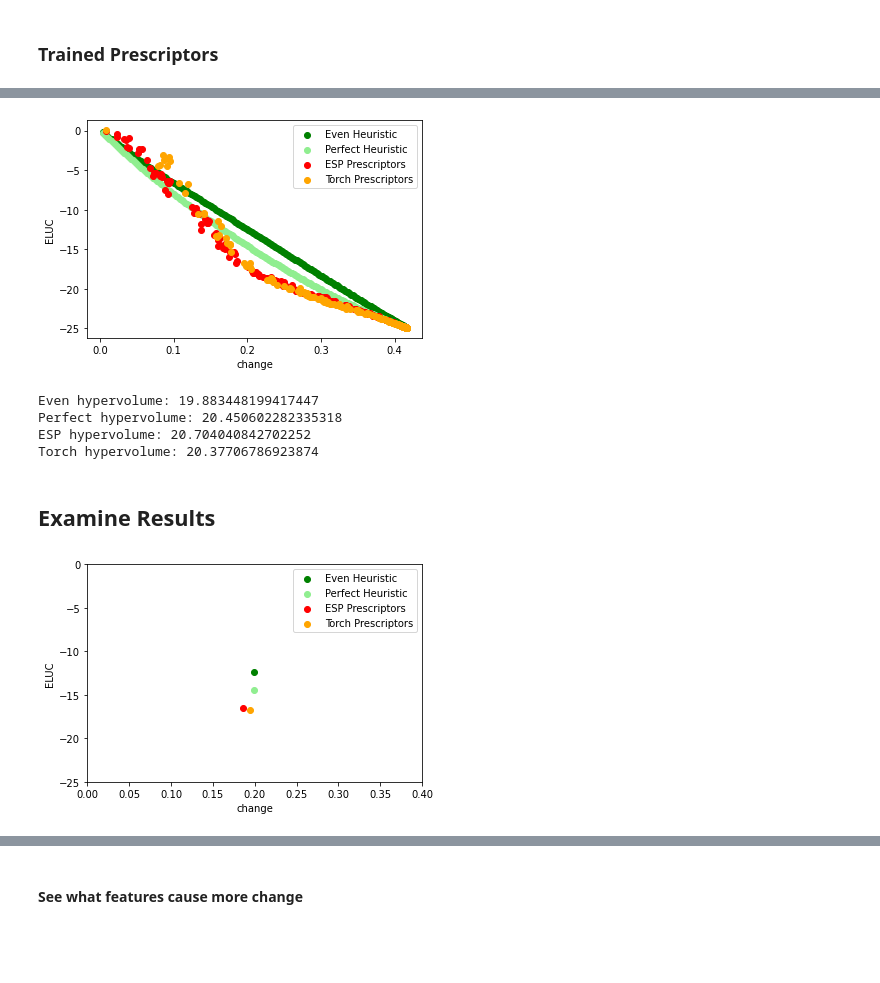
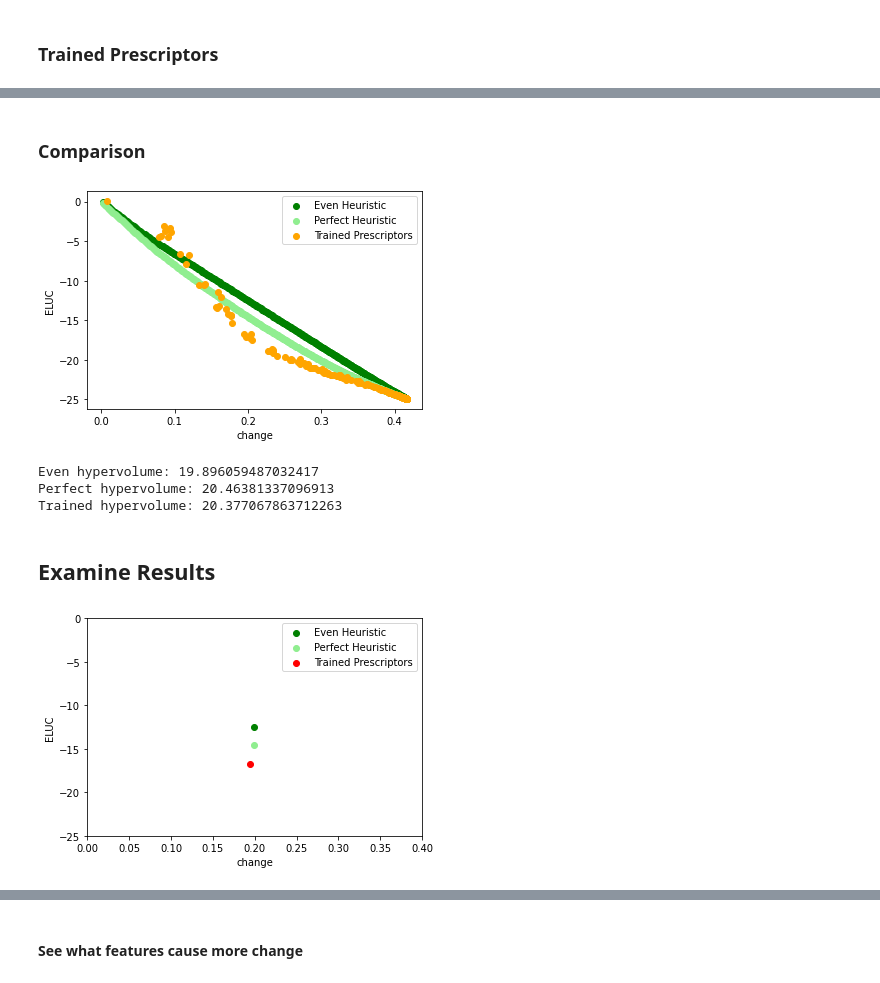
Before and after one commit to Project-Resilience/mvp, a Jupyter notebook: use_cases/eluc/experiments/prescriptor_experiments.ipynb, the cells around one changed output, grey strips where cells are left out. Drawn from its saved outputs; the diff is of its cells as text; code cells hidden in the pictures; blank space fills up the shorter version.

```diff
--- a/use_cases/eluc/experiments/prescriptor_experiments.ipynb
+++ b/use_cases/eluc/experiments/prescriptor_experiments.ipynb
@@ -239,7 +217,7 @@ encoded_context_df = encoded_test_df[constants.CAO_MAPPING["context"]]
 # %% [markdown]
 ### Trained Prescriptors
 # %%
-def evaluate_prescriptor(context_df: pd.DataFrame, prescriptor: Prescriptor, **kwargs):
-    context_actions_df = prescriptor.prescribe_land_use(context_df, **kwargs)
-    eluc_df, change_df = prescriptor.predict_metrics(context_actions_df)
+def evaluate_prescriptor(prescriptor_manager: PrescriptorManager, cand_id: str, context_df: pd.DataFrame):
+    context_actions_df = prescriptor_manager.prescribe(cand_id, context_df)
+    eluc_df, change_df = prescriptor_manager.predict_metrics(context_actions_df)
     return eluc_df["ELUC"].mean(), change_df["change"].mean()
@@ -283,0 +224,10 @@ maxCacheSize: 5.33 GB
+# %%
+assert len(all_pareto_df["id"].unique()) == len(all_pareto_df)
+
+ids = all_pareto_df["id"].tolist()
+elucs = []
+changes = []
+for cand_id in tqdm(ids):
+    eluc, change = evaluate_prescriptor(torch_manager, cand_id, context_df)
+    elucs.append(eluc)
+    changes.append(change)
@@ -284,16 +236,30 @@ maxCacheSize: 5.33 GB
+# %%
+pcts = [i/len(ids) for i in range(1, len(ids) + 1)]
+
+linreg = LinearRegression()
+linreg.fit(dataset.train_df[constants.DIFF_LAND_USE_COLS], dataset.train_df["ELUC"])
+coefs = linreg.coef_
+coef_dict = dict(zip(constants.LAND_USE_COLS, coefs))
+reco_coefs = []
+for col in constants.RECO_COLS:
+    reco_coefs.append(coef_dict[col])
+
+even_manager = PrescriptorManager({str(pct): EvenHeuristic(pct, "secdf") for pct in pcts}, nnp)
+perfect_manager = PrescriptorManager({str(pct): PerfectHeuristic(pct, reco_coefs) for pct in pcts}, nnp)
 # %%
-pcts = [i/len(esp_ids) for i in range(1, len(esp_ids) + 1)]
 even_elucs = []
 even_changes = []
 perfect_elucs = []
 perfect_changes = []
 for pct in tqdm(pcts):
-    even_eluc, even_change = evaluate_prescriptor(context_df, even_heuristic, pct=pct)
+    even_eluc, even_change = evaluate_prescriptor(even_manager, str(pct), context_df)
     even_elucs.append(even_eluc)
     even_changes.append(even_change)
-    perfect_eluc, perfect_change = evaluate_prescriptor(context_df, perfect_heuristic, pct=pct)
+    perfect_eluc, perfect_change = evaluate_prescriptor(perfect_manager, str(pct), context_df)
     perfect_elucs.append(perfect_eluc)
     perfect_changes.append(perfect_change)
+# %% [markdown]
+### Comparison
 # %%
 def order_pareto_points(changes, elucs):
     zipped = zip(changes, elucs)
@@ -316,13 +281,12 @@ def plot_result_pareto(all_results, save_path=None):
 # %%
 all_results = {
     "Even Heuristic": (even_changes, even_elucs, "green"),
     "Perfect Heuristic": (perfect_changes, perfect_elucs, "lightgreen"),
-    "ESP Prescriptors": (esp_changes, esp_elucs, "red"),
-    "Torch Prescriptors": (torch_changes, torch_elucs, "orange")
+    "Trained Prescriptors": (changes, elucs, "orange")
 }
 plot_result_pareto(all_results)
 # %% [output]
-[figure, old version]
+[figure, new version]
 # %%
 def filter_dominating(changes, elucs):
     """
@@ -384,18 +348,15 @@ def two_dim_decreasing_neg_hypervolume(x, y, right=1):
     return area
 # %%
 # Filter out points that are dominated by others
-esp_changes_filtered, esp_elucs_filtered = filter_dominating(esp_changes_sorted, esp_elucs_sorted)
-torch_changes_filtered, torch_elucs_filtered = filter_dominating(torch_changes_sorted, torch_elucs_sorted)
+changes_filtered, elucs_filtered = filter_dominating(changes_sorted, elucs_sorted)
 
 print(f"Even hypervolume: {two_dim_decreasing_neg_hypervolume(even_changes, even_elucs)}")
 print(f"Perfect hypervolume: {two_dim_decreasing_neg_hypervolume(perfect_changes, perfect_elucs)}")
-print(f"ESP hypervolume: {two_dim_decreasing_neg_hypervolume(esp_changes_filtered, esp_elucs_filtered)}")
-print(f"Torch hypervolume: {two_dim_decreasing_neg_hypervolume(torch_changes_filtered, torch_elucs_filtered)}")
+print(f"Trained hypervolume: {two_dim_decreasing_neg_hypervolume(changes_filtered, elucs_filtered)}")
 # %% [output]
-Even hypervolume: 19.883448199417447
-Perfect hypervolume: 20.450602282335318
-ESP hypervolume: 20.704040842702252
-Torch hypervolume: 20.37706786923874
+Even hypervolume: 19.896059487032417
+Perfect hypervolume: 20.46381337096913
+Trained hypervolume: 20.377067863712263
 # %% [markdown]
 ## Examine Results
 # %%
@@ -420,17 +381,15 @@ def plot_selected_points(selected_points, save_path=None):
 pct = 0.2
 even_idx = get_idx_close(pct, even_changes)
 perfect_idx = get_idx_close(pct, perfect_changes)
-esp_idx = get_idx_close(pct, esp_changes_sorted) - 1
-torch_idx = get_idx_close(pct, torch_changes_sorted) - 1
+idx = get_idx_close(pct, changes_sorted) - 1
 
 selected_points = {
     "Even Heuristic": (even_changes[even_idx], even_elucs[even_idx], "green"),
     "Perfect Heuristic": (perfect_changes[perfect_idx], perfect_elucs[perfect_idx], "lightgreen"),
-    "ESP Prescriptors": (esp_changes_sorted[esp_idx], esp_elucs_sorted[esp_idx], "red"),
-    "Torch Prescriptors": (torch_changes_sorted[torch_idx], torch_elucs_sorted[torch_idx], "orange")
+    "Trained Prescriptors": (changes_sorted[idx], elucs_sorted[idx], "red"),
 }
 
 plot_selected_points(selected_points)
 # %% [output]
-[figure, old version]
+[figure, new version]
 # %%
```
Also changed, not shown: parts of 32 cells of this notebook, 3 other files.
